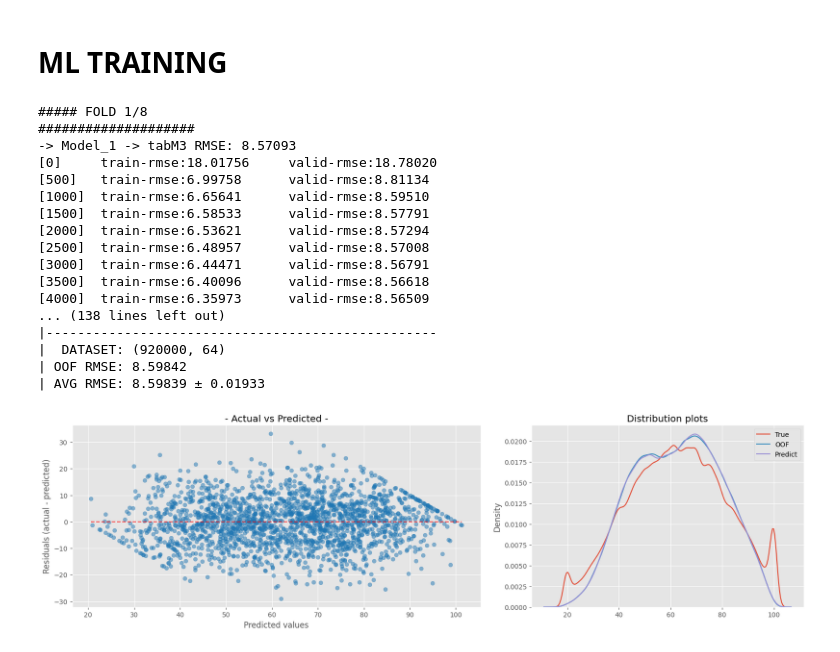
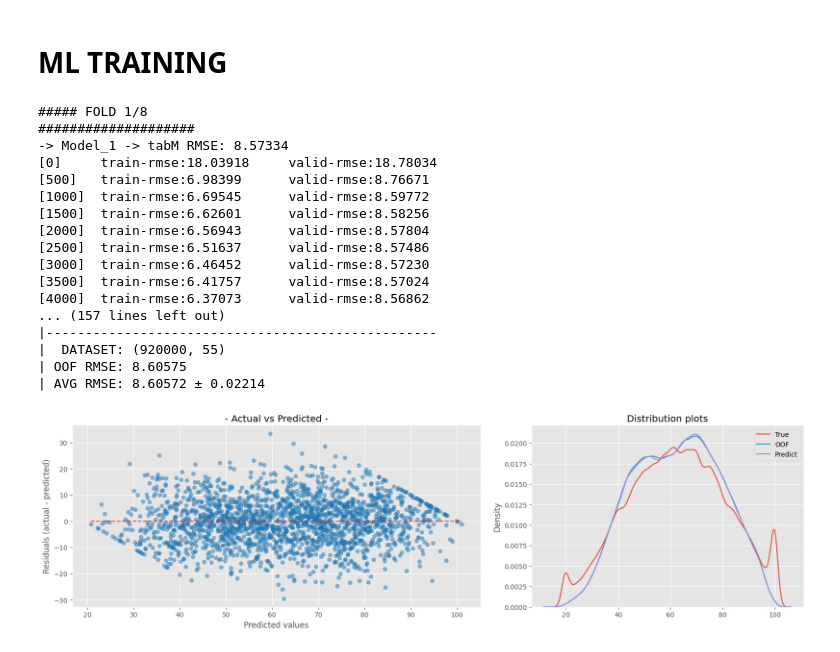
Before and after one commit to coded-sly/ps6e1-Student-Test-Score, a Jupyter notebook: ps6e1-xgb-pseudolabel.ipynb, the cells around one changed output. Drawn from its saved outputs; the diff is of its cells as text; code cells hidden in the pictures.

Commit message:
Kaggle Notebook | ps6e1 | XGB | PseudoLabel | ⬆️ XGB_over_TabM

```diff
--- a/ps6e1-xgb-pseudolabel.ipynb
+++ b/ps6e1-xgb-pseudolabel.ipynb
@@ -395,7 +431,7 @@ Feature sets defined!
 ## -- Extract Digits --
 DIGITS = []
 
-for col in tqdm(TOP_PREDICTORS+['sleep_hours']):
+for col in tqdm(TOP_PREDICTORS+['sleep_hours', 'formula']):
     for d in range(-2, 4):
         n = f'{col}_d{d}'
         train[n] = ((train[col] * 10**d) % 10).fillna(-1).astype('int32')
@@ -453,8 +495,7 @@ dtype: int64
 # print(f"Interaction Features: {len(INTER)}")
 # %%
 ## -- Reduce data memory --
-def reduce_memory(data):
-    df = data.copy()
+def reduce_memory(df):
     old_size = sys.getsizeof(df) / (1024*1024)
     for c in tqdm(df.columns, desc='Reducing memory...'):
         ## -- Downcast Integer type --
@@ -649,7 +690,7 @@ assert set(train[FEATURES].columns.tolist()) == set(orig[FEATURES].columns.tolis
 # %% [markdown]
 # ML TRAINING
 # %%
-## -- DEFINE TRAINING PARAMETERS --
+## -- Define GBDT over NN --
 def rmse(y_true, y_pred):
     return np.sqrt(mean_squared_error(y_true, y_pred))
 
@@ -697,11 +738,11 @@ for fold, (train_idx, val_idx) in enumerate(kf.split(X)):
     X_train = pd.concat([X_train, X_orig], ignore_index=True)
     y_train = np.concatenate([y_train, y_orig], axis=0)
 
-    # ## -- TE Opt1. -> Using CUSTOM
-    # TE = TargetEncoder(INTER, cv=4, smooth='auto', aggs=['mean'], drop_original=True)
-    # X_train = TE.fit_transform(X_train, pd.Series(y_train))
-    # X_val   = TE.transform(X_val)
-    # X_test  = TE.transform(X_test)
+    ## -- TE Opt1. -> Using CUSTOM
+    TE = TargetEncoder(ROUND, cv=5, smooth='auto', aggs=['mean'], drop_original=True)
+    X_train = TE.fit_transform(X_train, pd.Series(y_train))
+    X_val   = TE.transform(X_val)
+    X_test  = TE.transform(X_test)
 
     # ## -- TE Opt2. -- Using RAPIDS
     # for c in CATS_2[1:3]:
@@ -711,16 +752,16 @@ for fold, (train_idx, val_idx) in enumerate(kf.split(X)):
     #     X_val[c]   = TE.transform(X_val[c])
     #     X_test[c]  = TE.transform(X_test[c])
 
-    ## -- PyTabKit: Train Stage 1 model --
+    ## -- Train Stage 1 model: NN --
+    m1 = 'tabM'
     model_1 = TabM_D_Regressor(random_state=SEED)
     # model_1 = RealMLP_TD_Regressor(random_state=SEED)
-    m = 'tabM3'
 
     model_1.fit(X_train, y_train, X_val, y_val, cat_col_names=CATS_2+DIGITS)
     oof_m1 = model_1.predict(X_val)
     test_m1 = model_1.predict(X_test)
 
-    print(f"-> Model_1 -> {m} RMSE: {rmse(y_val, oof_m1):.5f}")
+    print(f"-> Model_1 -> {m1} RMSE: {rmse(y_val, oof_m1):.5f}")
 
     ## -- PSEUDO LABELS FROM model_1 AS FEATURES FOR model_2 --
     X_train_full = pd.concat([X_train, X_val, X_test], ignore_index=True).copy()
@@ -732,6 +773,7 @@ for fold, (train_idx, val_idx) in enumerate(kf.split(X)):
     X_val_2  = X_train_full.iloc[len(X_train):len(X_train)+len(X_val)]
     X_test_2 = X_train_full.iloc[len(X_train)+len(X_val):]
 
+    m2 = 'xgb'
     dtrain = xgb.DMatrix(X_train_full, y_train_full, enable_categorical=True)
     dval   = xgb.DMatrix(X_val_2, y_val, enable_categorical=True)
     dtest  = xgb.DMatrix(X_test_2, enable_categorical=True)
@@ -749,10 +791,9 @@ for fold, (train_idx, val_idx) in enumerate(kf.split(X)):
     oof_preds[val_idx] = y_pred
     fold_scores.append(rmse(y_val, y_pred))
 
-    predictions = model_2.predict(dtest, iteration_range=(0, model_2.best_iteration + 1))
-    test_preds += predictions / kf.n_splits
+    test_preds += model_2.predict(dtest, iteration_range=(0, model_2.best_iteration + 1)) / kf.n_splits
 
-    print(f"-> Model_2 RMSE: {rmse(y_val, y_pred):.5f}")
+    print(f"-> Model_2 -> {m2} RMSE: {rmse(y_val, y_pred):.5f}")
 
     gc.collect()
     torch.cuda.empty_cache()
@@ -771,45 +812,63 @@ display = PredictionErrorDisplay.from_predictions(
     oof_preds,
     ax=axs[0],
     subsample=2000,
     # kind = "actual_vs_predicted",
     scatter_kwargs={"alpha": 0.5}, line_kwargs={'color': 'r'},
 )
 axs[0].set_title(f"- Actual vs Predicted -")
 
 LABELS = ['True', 'OOF', 'Predict']
 sns.kdeplot(y, ax=axs[1], label=LABELS[0])
 sns.kdeplot(oof_preds, ax=axs[1], label=LABELS[1])
 sns.kdeplot(test_preds, ax=axs[1], label=LABELS[2])
 axs[1].set_title(f"Distribution plots")
 
 for ax in axs:
     # ax.grid(False)
     ax.spines['top'].set_visible(False)
     ax.spines['right'].set_visible(False)
 
 plt.legend()
 plt.tight_layout()
 plt.show()
 
 tok = time()
 tiktok = (tok-tik) / 60
 print(f"Training Time: {tiktok:.2f} mins {'='*25}")
+print(f"|{'-'*50}\n")
+# -----------------------------------------------------------
+## ---------- SAVE/SUBMISSION -------------------------------
+# -----------------------------------------------------------
+print(f"Saving/Submission {'#'*5}\n")
+
+name = f"{m2}_{m1}_pseudo_" + f"{overall_score}".split('.')[1]
+oof_final = pd.DataFrame(oof_preds, columns=[name])
+test_final = pd.DataFrame(test_preds, columns=[name])
+
+## -- Save OOF & PREDICTIONS --
+oof_final.to_parquet(f"oof_{name}.parquet", index=False)
+test_final.to_parquet(f"pred_{name}.parquet", index=False)
+
+## -- Submission file --
+submit[TARGET] = np.clip(test_final.values, min(y), max(y))
+submit.to_csv(f"submit_{name}.csv", index=False)
+submit.head()
 # %% [output]
 ##### FOLD 1/8
 ####################
--> Model_1 -> tabM3 RMSE: 8.57093
-[0]     train-rmse:18.01756     valid-rmse:18.78020
-[500]   train-rmse:6.99758      valid-rmse:8.81134
-[1000]  train-rmse:6.65641      valid-rmse:8.59510
-[1500]  train-rmse:6.58533      valid-rmse:8.57791
-[2000]  train-rmse:6.53621      valid-rmse:8.57294
-[2500]  train-rmse:6.48957      valid-rmse:8.57008
-[3000]  train-rmse:6.44471      valid-rmse:8.56791
-[3500]  train-rmse:6.40096      valid-rmse:8.56618
-[4000]  train-rmse:6.35973      valid-rmse:8.56509
-... (138 lines left out)
+-> Model_1 -> tabM RMSE: 8.57334
+[0]     train-rmse:18.03918     valid-rmse:18.78034
+[500]   train-rmse:6.98399      valid-rmse:8.76671
+[1000]  train-rmse:6.69545      valid-rmse:8.59772
+[1500]  train-rmse:6.62601      valid-rmse:8.58256
+[2000]  train-rmse:6.56943      valid-rmse:8.57804
+[2500]  train-rmse:6.51637      valid-rmse:8.57486
+[3000]  train-rmse:6.46452      valid-rmse:8.57230
+[3500]  train-rmse:6.41757      valid-rmse:8.57024
+[4000]  train-rmse:6.37073      valid-rmse:8.56862
+... (157 lines left out)
 |--------------------------------------------------
-|  DATASET: (920000, 64)
-| OOF RMSE: 8.59842
-| AVG RMSE: 8.59839 ± 0.01933
+|  DATASET: (920000, 55)
+| OOF RMSE: 8.60575
+| AVG RMSE: 8.60572 ± 0.02214
-[figure, old version]
+[figure, new version]
```
Also changed, not shown: parts of 15 cells of this notebook.
